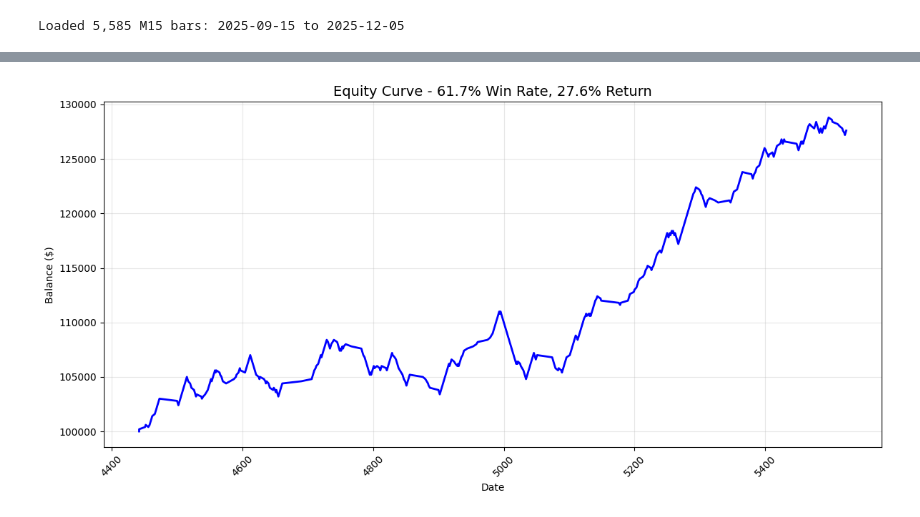
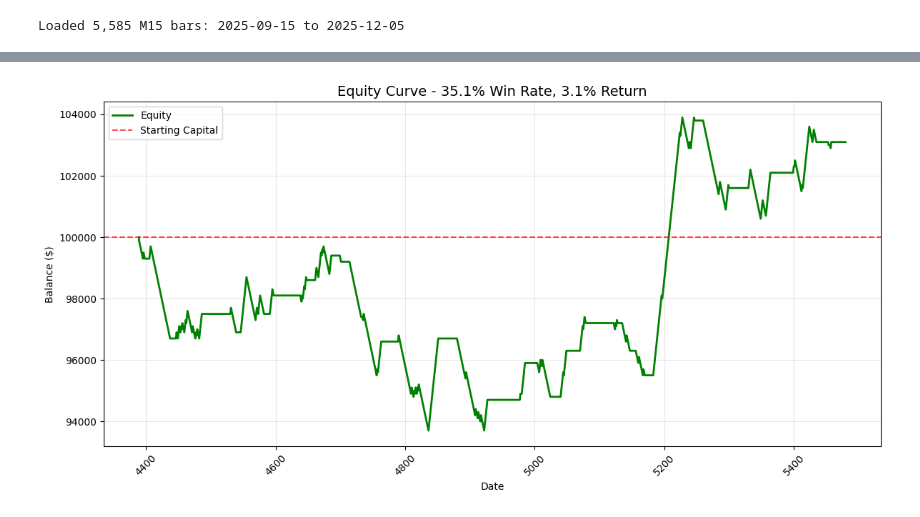
Before and after one commit to yasharseyyedin-a11y/tree_classifier_eurusd, a Jupyter notebook: tree_trader.ipynb, the cells around one changed output, grey strips where cells are left out. Saved outputs shown, nothing was run; the diff lists cells and outputs as text; code cells hidden in the pictures.

```diff
--- a/tree_trader.ipynb
+++ b/tree_trader.ipynb
@@ -38,6 +38,5 @@ After indicators: 5,552 bars
 # %%
 def generate_labels(df, mult=0.5, RR=2):
-    results = []
 
     print(f"Processing multiplier {mult}...")
     labels = pd.Series(index=df.index, dtype=int)
@@ -102,18 +101,15 @@ def generate_labels(df, mult=0.5, RR=2):
         else:
             labels.iloc[i] = 0  # Neither: neutral [web:2]
 
-    results.append(labels.rename(f'label'))
 
-    return pd.concat(results, axis=1)
+    return labels.rename('label')
 
 # Generate labels
 mult = 2
 RR=2
 labels_df = generate_labels(df ,mult, RR)
-print("Label distribution:")
-print(labels_df.apply(lambda x: x.value_counts(normalize=True)).round(3))
-print("\nSample data:")
-print(pd.concat([df[['MACD', 'RSI', 'ATR']], labels_df.iloc[:, 0]], axis=1).head(10))
-print(pd.concat([df[['MACD', 'RSI', 'ATR']], labels_df.iloc[:, 0]], axis=1).tail(10))
+print("Sample data:")
+print(df[['MACD', 'RSI', 'ATR']].assign(label=labels_df).head(10))
+print(df[['MACD', 'RSI', 'ATR']].assign(label=labels_df).tail(10))
 # %% [output]
 Processing multiplier 2...
@@ -257,66 +280,66 @@ Test Accuracy: 0.617
 # %%
-# === SIMPLE BALANCE CURVE (1% FIXED R/R) ===
 print(f"\n{'='*60}")
-print(f"SIMPLE EQUITY CURVE: Multiplier {mult}, Fixed 1% R/R")
+print(f"SIMPLE EQUITY CURVE")
 print(f"{'='*60}")
 
-risk_per_trade = 100
+risk_per_trade = 100  # 1% of 100k capital
 
-# Test predictions (already computed)
-y_pred = final_model.predict(X_test)
-y_test_aligned = y_test.values  # True labels matching X_test
+# Generate predictions
+y_pred = final_model.predict(X_test_clean)
+y_test_np = y_test_clean.values  # pandas Series -> numpy array
 
-# Simulate balance curve
+# Simulate balance curve - ONLY on signal predictions
 balance = 100000  # Starting capital
 equity_curve = [balance]
-dates = [X_test.index[0]]  # For plotting
+dates = [X_test_clean.index[0]] if len(X_test_clean) > 0 else []
+wins=0
+total_signal_trades=0
 
-for i in range(len(y_pred)):
-    if y_pred[i] == y_test_aligned[i] and y_pred[i] == 1 :  # Correct prediction
-        balance += RR*risk_per_trade
-    elif y_pred[i] == y_test_aligned[i] and y_pred[i] == -1 :  # Correct prediction
-        balance += RR*risk_per_trade
-    if y_pred[i] != y_test_aligned[i] and y_pred[i] == 1 :  # Correct prediction
-        balance -= RR*risk_per_trade
-    elif y_pred[i] != y_test_aligned[i] and y_pred[i] == -1 :  # Correct prediction
-        balance -= RR*risk_per_trade
+for i in range(len(y_test_np)):
+    pred = y_pred[i]
+    actual = y_test_np[i]
 
+    # Only trade on Buy/Sell signals
+    if pred == 1 or pred == -1:
+        total_signal_trades += 1
+        if pred == actual:  # Win
+            wins += 1
+            balance += RR * risk_per_trade
+        else:  # Loss
+            balance -= risk_per_trade
+
+    # Append current balance and date regardless of trade or hold
     equity_curve.append(balance)
-    dates.append(X_test.index[i])
+    dates.append(X_test_clean.index[i])
+
 
 # Create results DataFrame
-equity_df = pd.DataFrame({
-    'date': dates,
-    'balance': equity_curve
-})
+equity_df = pd.DataFrame({'date': dates, 'balance': equity_curve})
 equity_df['return_pct'] = equity_df['balance'].pct_change() * 100
 
-# Key metrics
-total_trades = len(y_pred)
-wins = (y_pred == y_test_aligned).sum()
-win_rate = wins / total_trades
+# Key metrics (signal-only trades)
+win_rate = wins / total_signal_trades if total_signal_trades > 0 else 0
+
 total_return = (balance / 100000 - 1) * 100
 max_dd = ((equity_df['balance'].cummax() - equity_df['balance']) / equity_df['balance'].cummax() * 100).max()
 
-print(f"Total Trades: {total_trades}")
+print(f"Total Signal Trades: {total_signal_trades}")
 print(f"Wins: {wins} ({win_rate:.1%} win rate)")
 print(f"Final Balance: ${balance:,.0f}")
 print(f"Total Return: {total_return:.1f}%")
 print(f"Max Drawdown: -{max_dd:.1f}%")
+print(f"Profit Factor: {RR * win_rate / (1 - win_rate):.2f}" if win_rate < 1 else "Infinite")
 
-# Summary table
-print(f"\nTrade Results:")
-print(pd.crosstab(y_pred, y_test_aligned,
-                  rownames=['Predicted'], colnames=['Actual'],
-                  margins=True, margins_name='Total'))
 
 # Plot equity curve
 import matplotlib.pyplot as plt
 plt.figure(figsize=(12, 6))
-plt.plot(equity_df['date'], equity_df['balance'], linewidth=2, color='blue')
+plt.plot(equity_df['date'], equity_df['balance'], linewidth=2, color='green', label='Equity')
+plt.axhline(y=100000, color='red', linestyle='--', alpha=0.7, label='Starting Capital')
 plt.title(f'Equity Curve - {win_rate:.1%} Win Rate, {total_return:.1f}% Return', fontsize=14)
 plt.xlabel('Date')
 plt.ylabel('Balance ($)')
+plt.legend()
 plt.grid(True, alpha=0.3)
 plt.xticks(rotation=45)
 plt.tight_layout()
@@ -340 +357 @@ Predicted
-[figure, old version]
+[figure, new version]
```
Also changed, not shown: parts of 7 cells of this notebook.
